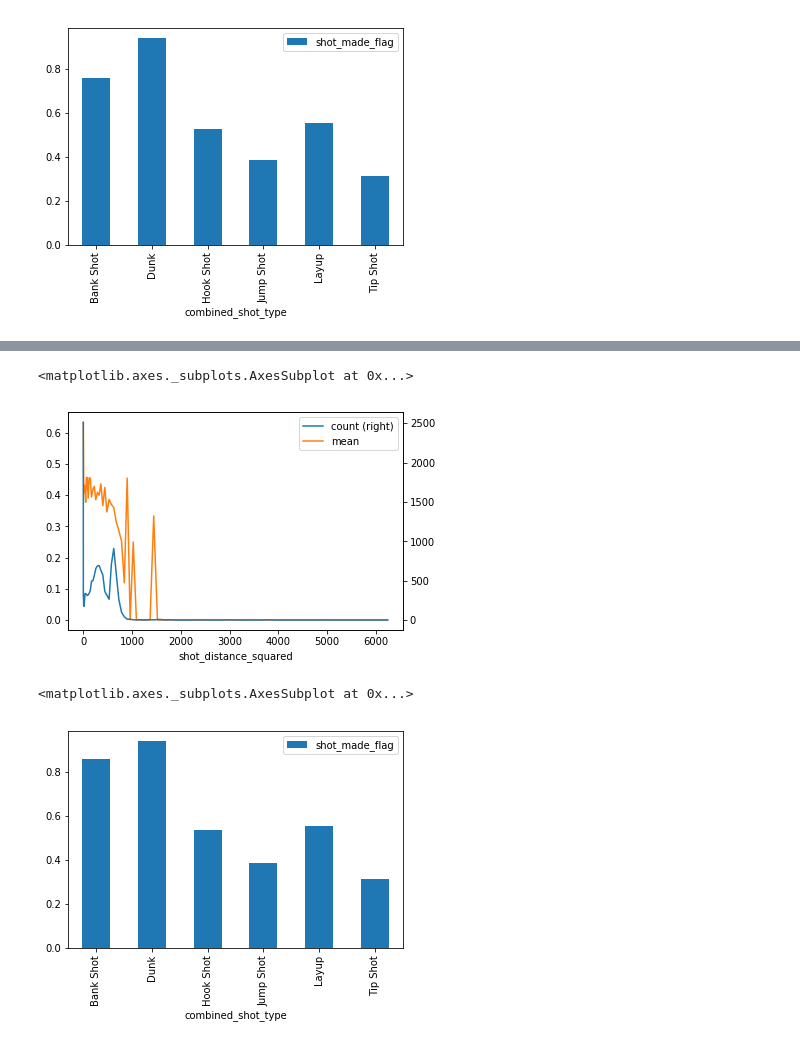
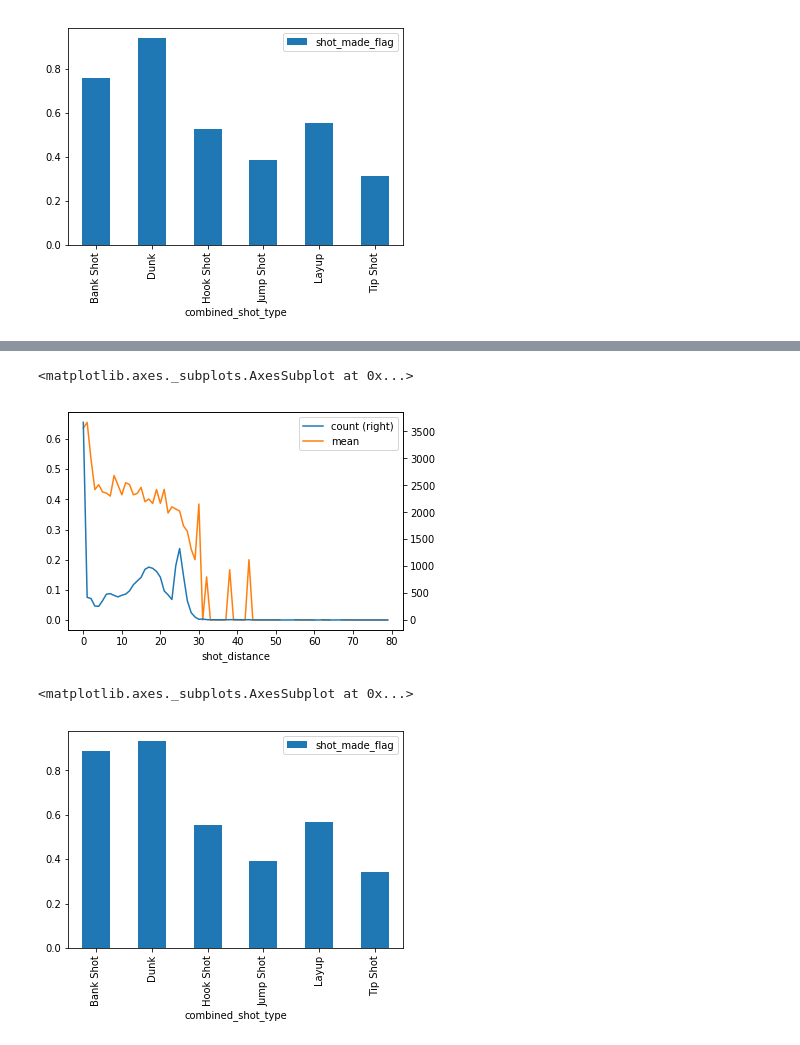
Before and after one commit to jonnor/datascience-master, a Jupyter notebook: dat200/assigment2/Basketball.ipynb, the cells around one changed output, grey strips where cells are left out. Cells and saved outputs as stored; diff of their text form; code cells hidden in the pictures.

```diff
--- a/dat200/assigment2/Basketball.ipynb
+++ b/dat200/assigment2/Basketball.ipynb
@@ -432,16 +406,16 @@ training.groupby(['opponent']).agg({'shot_made_flag': 'mean'}).plot(kind='bar')
 # %%
 # BKN is an outlier, very few matches
 # %%
-type_by_distance = training[training['combined_shot_type'] != '2Jump Shot'].groupby(['shot_distance_squared'])
+type_by_distance = preprocessed[preprocessed['combined_shot_type'] != '2Jump Shot'].groupby(['shot_distance'])
 count = type_by_distance.agg({'shot_made_flag': 'count'})
 mean = type_by_distance.agg({'shot_made_flag': 'mean'})
 df = pandas.DataFrame({'count': count['shot_made_flag'], 'mean': mean['shot_made_flag']}, index=count.index)
 df.plot(secondary_y='count')
 # %% [output]
 <matplotlib.axes._subplots.AxesSubplot at 0x...>
-[figure, old version]
+[figure, new version]
 # %%
-training[training['shot_distance'] < 5.0].groupby(['combined_shot_type']).agg({'shot_made_flag': 'mean'}).plot(kind='bar')
+preprocessed[preprocessed['shot_distance'] < 5.0].groupby(['combined_shot_type']).agg({'shot_made_flag': 'mean'}).plot(kind='bar')
 # %% [output]
 <matplotlib.axes._subplots.AxesSubplot at 0x...>
-[figure, old version]
+[figure, new version]
```
Also changed, not shown: parts of 16 cells of this notebook, 1 other file.
